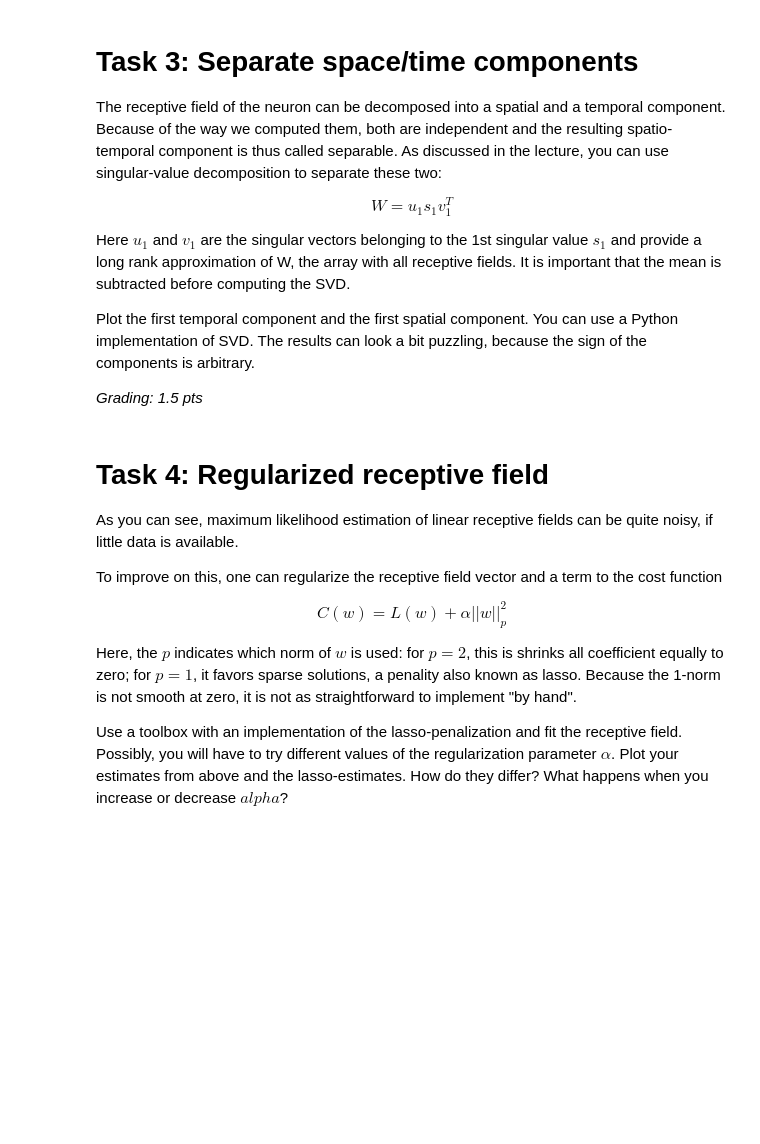
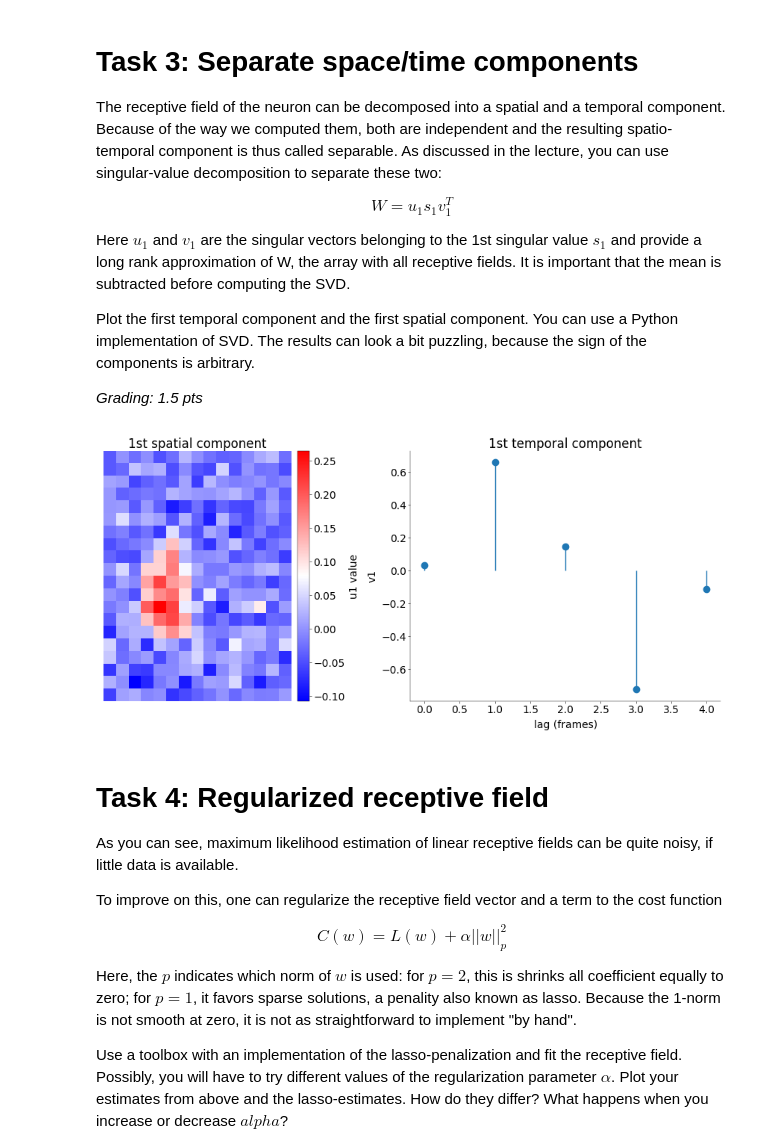
Before and after one commit to flobu98/neural_data_science, a Jupyter notebook: CodingLab5_FRA.ipynb, the cells around one changed output. Cells and saved outputs as stored; diff of their text form; code cells hidden in the pictures; blank space fills up the shorter version.

```diff
--- a/CodingLab5_FRA.ipynb
+++ b/CodingLab5_FRA.ipynb
@@ -468,3 +542,45 @@ fig, ax = plt.subplot_mosaic(
+# %%
+# --------------------------------------------
+# Apply SVD to the fitted receptive field,
+# you can use either numpy or sklearn (0.5 pt)
+# --------------------------------------------
+
+# center each pixel’s weights by subtracting its mean over lags
+W0 = w_hat - np.mean(w_hat, axis=1, keepdims=True)
+
+# compute SVD
+#    W0 = U @ np.diag(S) @ Vt
+U, S, Vt = np.linalg.svd(W0, full_matrices=False)
+
+# extract the first (rank‐1) components
+u1 = U[:, 0]  # spatial singular vector (length 300)
+s1 = S[0]  # first singular value
+v1 = Vt[0, :]  # temporal singular vector (length 5)
+# %%
+# -------------------------------------------------
+# Plot the spatial and temporal components (1 pt)
+# -------------------------------------------------
+
+fig, ax = plt.subplot_mosaic(
+    mosaic=[["Spatial", "Temporal"]], figsize=(10, 4), constrained_layout=True
+)
+# add plot
+# Spatial component
+spatial_map = u1.reshape((20, 15))
+im = ax["Spatial"].imshow(spatial_map, cmap="bwr")
+ax["Spatial"].set_title("1st spatial component")
+ax["Spatial"].axis("off")
+fig.colorbar(im, ax=ax["Spatial"], fraction=0.046, pad=0.02, label="u1 value")
+
+# Temporal component
+ax["Temporal"].stem(delta, v1, basefmt=" ")
+ax["Temporal"].set_title("1st temporal component")
+ax["Temporal"].set_xlabel("lag (frames)")
+ax["Temporal"].set_ylabel("v1")
+
+plt.show()
+# %% [output]
+[figure, added]
 # %% [markdown]
 # Task 4: Regularized receptive field
 
```
Also changed, not shown: parts of 23 cells of this notebook.
